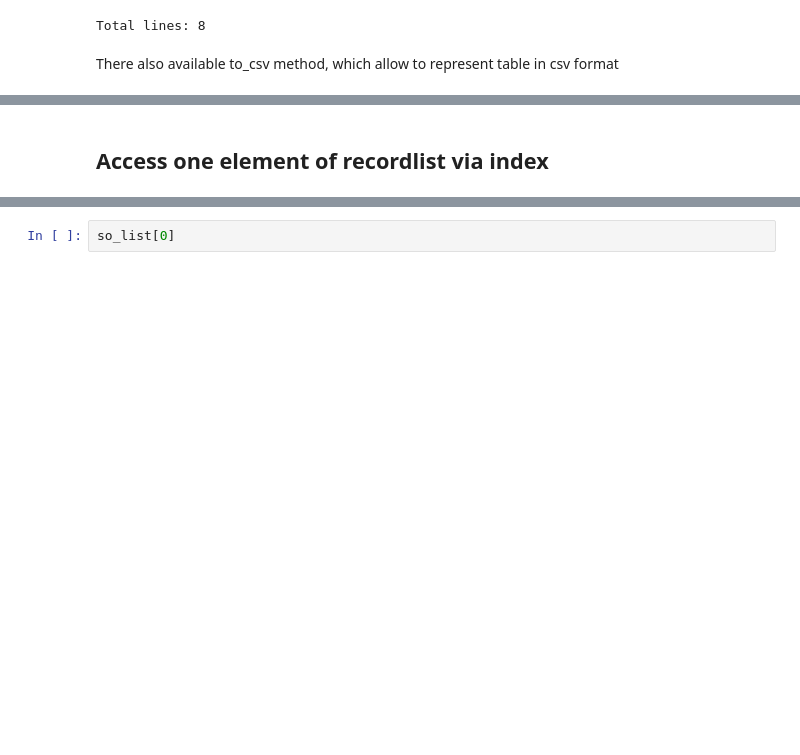
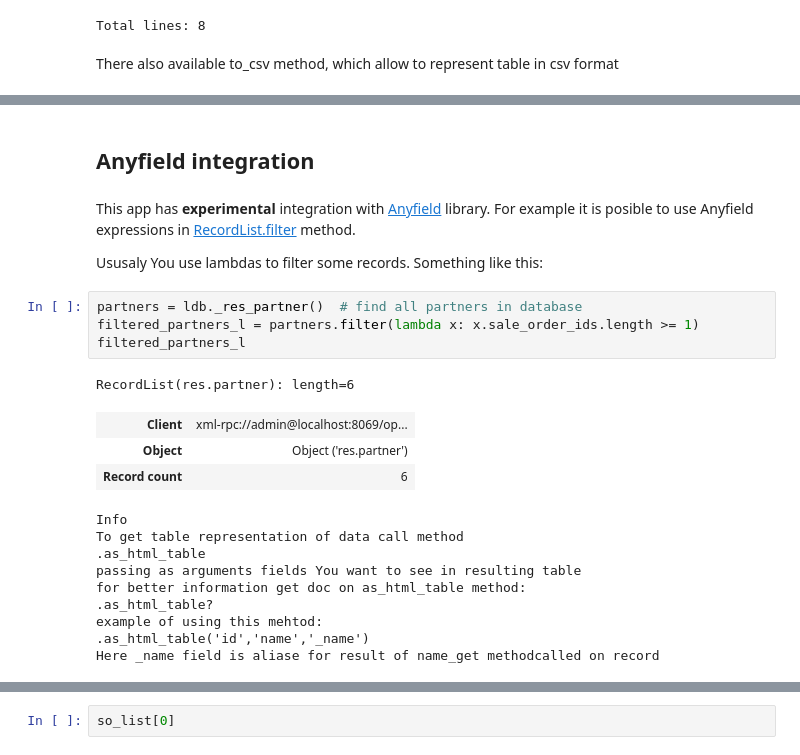
Before and after one commit to katyukha/odoo-rpc-client, a Jupyter notebook: examples/Examples & HTML tests.ipynb, the cells around one changed output, grey strips where cells are left out. Cells and saved outputs as stored; diff of their text form; blank space fills up the shorter version.

```diff
--- a/examples/Examples & HTML tests.ipynb
+++ b/examples/Examples & HTML tests.ipynb
@@ -364,2 +381,25 @@ so_table.to_csv()
-# %% [markdown]
-## Access one element of recordlist via index
+# %% [markdown]
+## Anyfield integration
+# %% [markdown]
+This app has **experimental** integration with [Anyfield](https://pypi.python.org/pypi/anyfield) library.
+For example it is posible to use Anyfield expressions in [RecordList.filter](http://pythonhosted.org/openerp_proxy/module_ref/openerp_proxy.orm.html#openerp_proxy.orm.record.RecordList.filter) method.
+
+Ususaly You use lambdas to filter some records. Something like this:
+# %%
+partners = ldb._res_partner()  # find all partners in database
+filtered_partners_l = partners.filter(lambda x: x.sale_order_ids.length >= 1)
+filtered_partners_l
+# %% [output]
+RecordList(res.partner): length=6
+| Client | xml-rpc://admin@localhost:8069/op... |
+| Object | Object ('res.partner') |
+| Record count | 6 |
+Info
+To get table representation of data call method
+.as_html_table
+passing as arguments fields You want to see in resulting table
+for better information get doc on as_html_table method:
+.as_html_table?
+example of using this mehtod:
+.as_html_table('id','name','_name')
+Here _name field is aliase for result of name_get methodcalled on record
```
Also changed, not shown: parts of 25 cells of this notebook, 12 other files.
